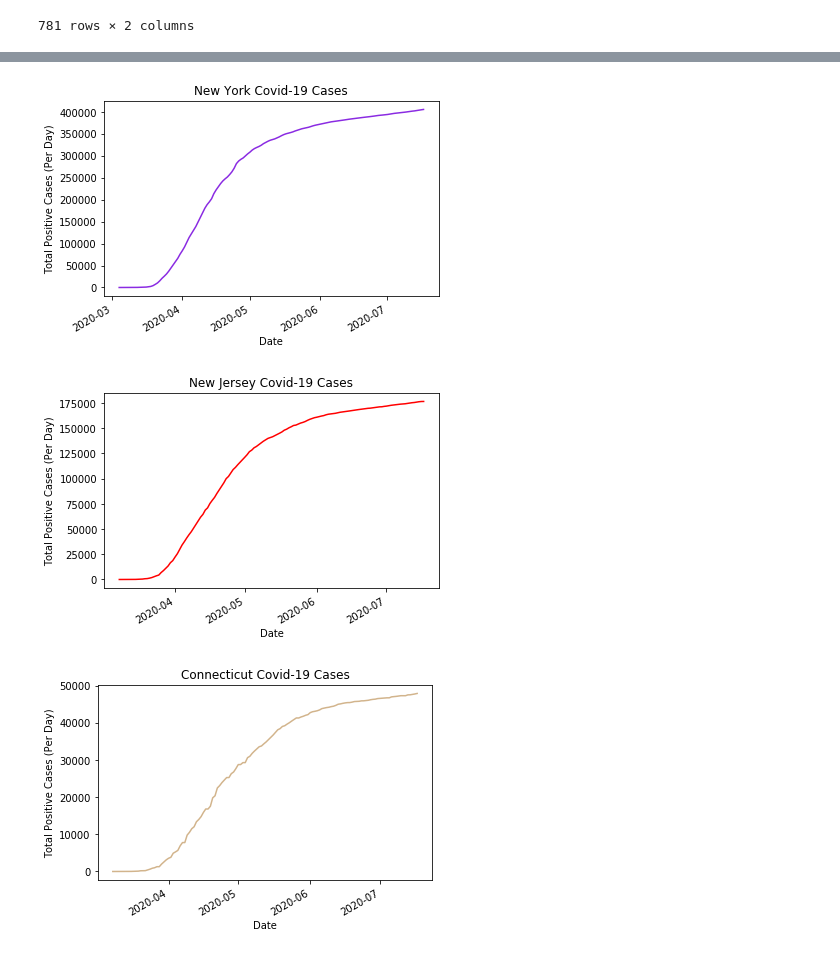
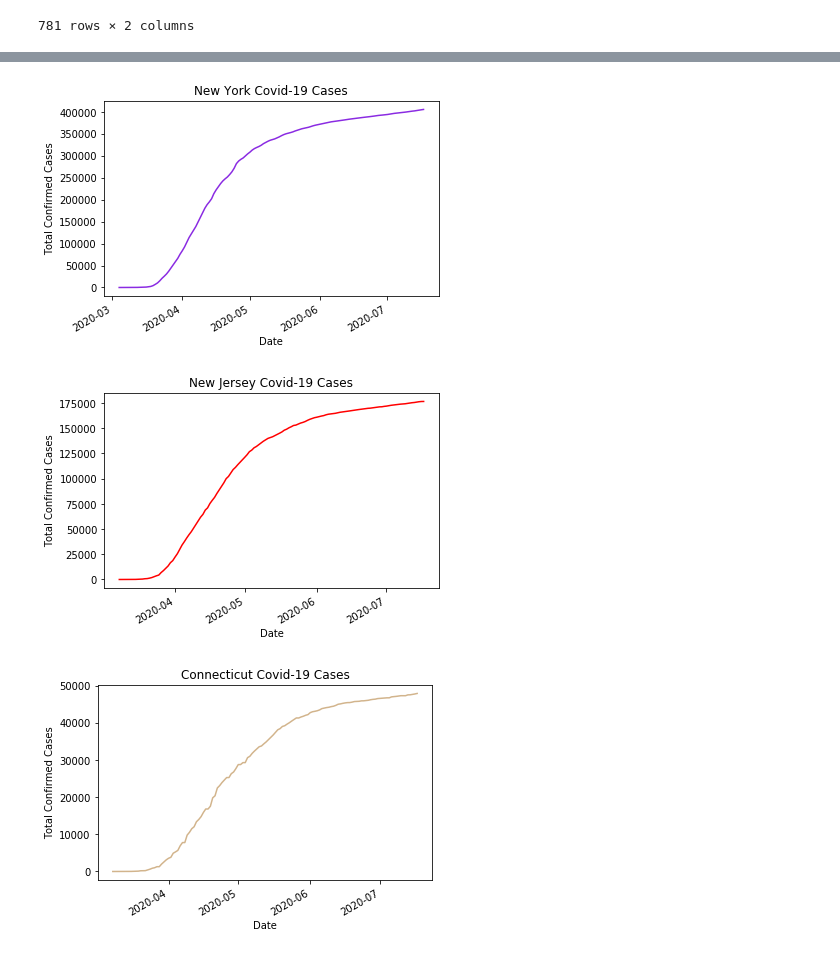
Before and after one commit to Emily-Keymon/Group-Project, a Jupyter notebook: Covid-19 Analysis and Visualizations.ipynb, the cells around one changed output, grey strips where cells are left out. Cells and saved outputs as stored; diff of their text form; code cells hidden in the pictures.

```diff
--- a/Covid-19 Analysis and Visualizations.ipynb
+++ b/Covid-19 Analysis and Visualizations.ipynb
@@ -849,24 +957,24 @@ plt.show()
 # %%
 # Plot each state on separate graphs
 plt.plot(newyork1['date'], newyork1['positive cases'], color='blueviolet', label='New York')
 
 # Define labels of plot
 plt.title('New York Covid-19 Cases')
 plt.xlabel('Date')
-plt.ylabel('Total Positive Cases (Per Day)')
+plt.ylabel('Total Confirmed Cases')
 plt.xticks(rotation=45)
 
 # Set x-axis ticks to month & year
 locator = mdates.MonthLocator()
 plt.gca().xaxis.set_major_locator(locator)
 plt.gcf().autofmt_xdate()
 
 # Save the line plot to a PNG file
 plt.savefig('output_data/New_York.png')
 
 plt.show()
 # %% [output]
-[figure, old version]
+[figure, new version]
 # %%
 # Plot each state on separate graphs
 plt.plot(newjersey1['date'], newjersey1['positive cases'], color='red', label='New Jersey')
@@ -874,7 +982,7 @@ plt.plot(newjersey1['date'], newjersey1['positive cases'], color='red', label='N
 # Define labels of plot
 plt.title('New Jersey Covid-19 Cases')
 plt.xlabel('Date')
-plt.ylabel('Total Positive Cases (Per Day)')
+plt.ylabel('Total Confirmed Cases')
 plt.xticks(rotation=45)
 
 # Set x-axis ticks to month & year
@@ -887,7 +995,7 @@ plt.savefig('output_data/New_Jersey.png')
 
 plt.show()
 # %% [output]
-[figure, old version]
+[figure, new version]
 # %%
 # Plot each state on separate graphs
 plt.plot(connecticut1['date'], connecticut1['positive cases'], color='tan', label='Connecticut')
@@ -895,7 +1003,7 @@ plt.plot(connecticut1['date'], connecticut1['positive cases'], color='tan', labe
 # Define labels of plot
 plt.title('Connecticut Covid-19 Cases')
 plt.xlabel('Date')
-plt.ylabel('Total Positive Cases (Per Day)')
+plt.ylabel('Total Confirmed Cases')
 plt.xticks(rotation=45)
 
 # Set x-axis ticks to month & year
@@ -908,4 +1016,4 @@ plt.savefig('output_data/Connecticut.png')
 
 plt.show()
 # %% [output]
-[figure, old version]
+[figure, new version]
```
Also changed, not shown: parts of 29 cells of this notebook, 8 other files.
